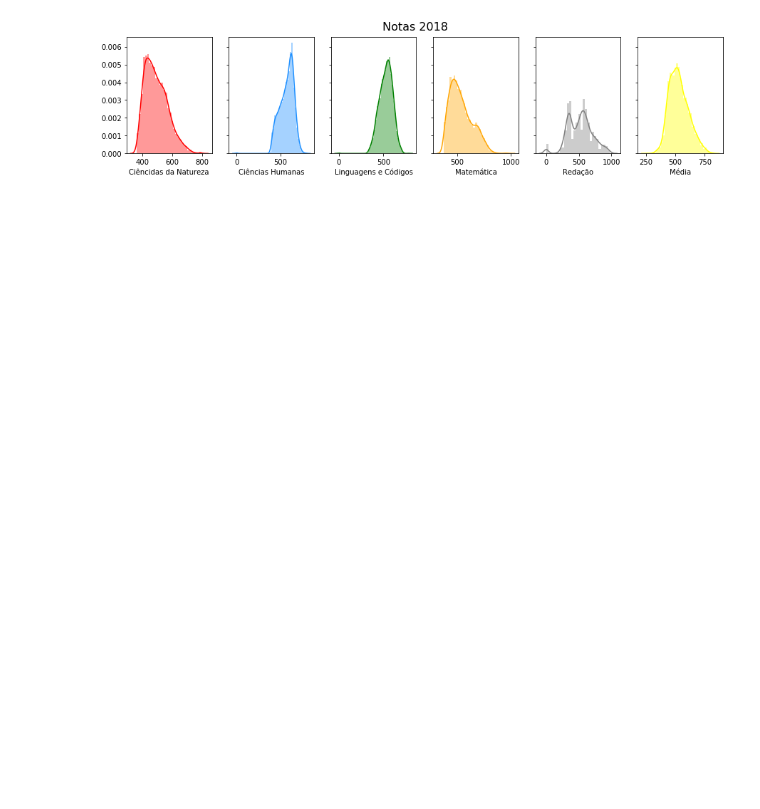
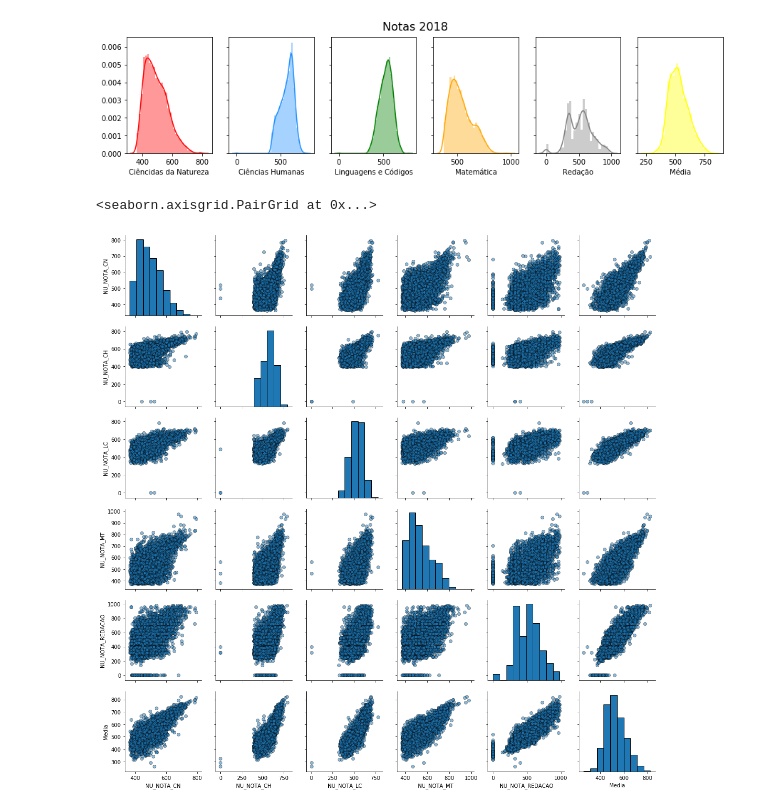
Before and after one commit to barbaragribeiro/enem-data-analysis, a Jupyter notebook: analise_notas_geral.ipynb, the cells around one changed output. Cells and saved outputs as stored; diff of their text form; code cells hidden in the pictures; blank space fills up the shorter version.

Commit message:
Adding some pairplots

```diff
--- a/analise_notas_geral.ipynb
+++ b/analise_notas_geral.ipynb
@@ -52,3 +52,10 @@ fig.suptitle(("Notas 2018"), fontsize=16)
 plt.show()
 # %% [output]
 [figure]
+# %%
+#sns.pairplot(df2018[['NU_NOTA_MT', 'NU_NOTA_REDACAO', 'Media']], diag_kws={'edgecolor':'k'}, plot_kws={'alpha':0.5, 'edgecolor':'k'})
+sns.pairplot(df2018, diag_kws={'edgecolor':'k'}, plot_kws={'alpha':0.5, 'edgecolor':'k'})
+#Interessante ver como algumas notas influenciam mais na média que outras...
+# %% [output]
+<seaborn.axisgrid.PairGrid at 0x...>
+[figure, added]
```
Also changed, not shown: parts of 2 cells of this notebook.
